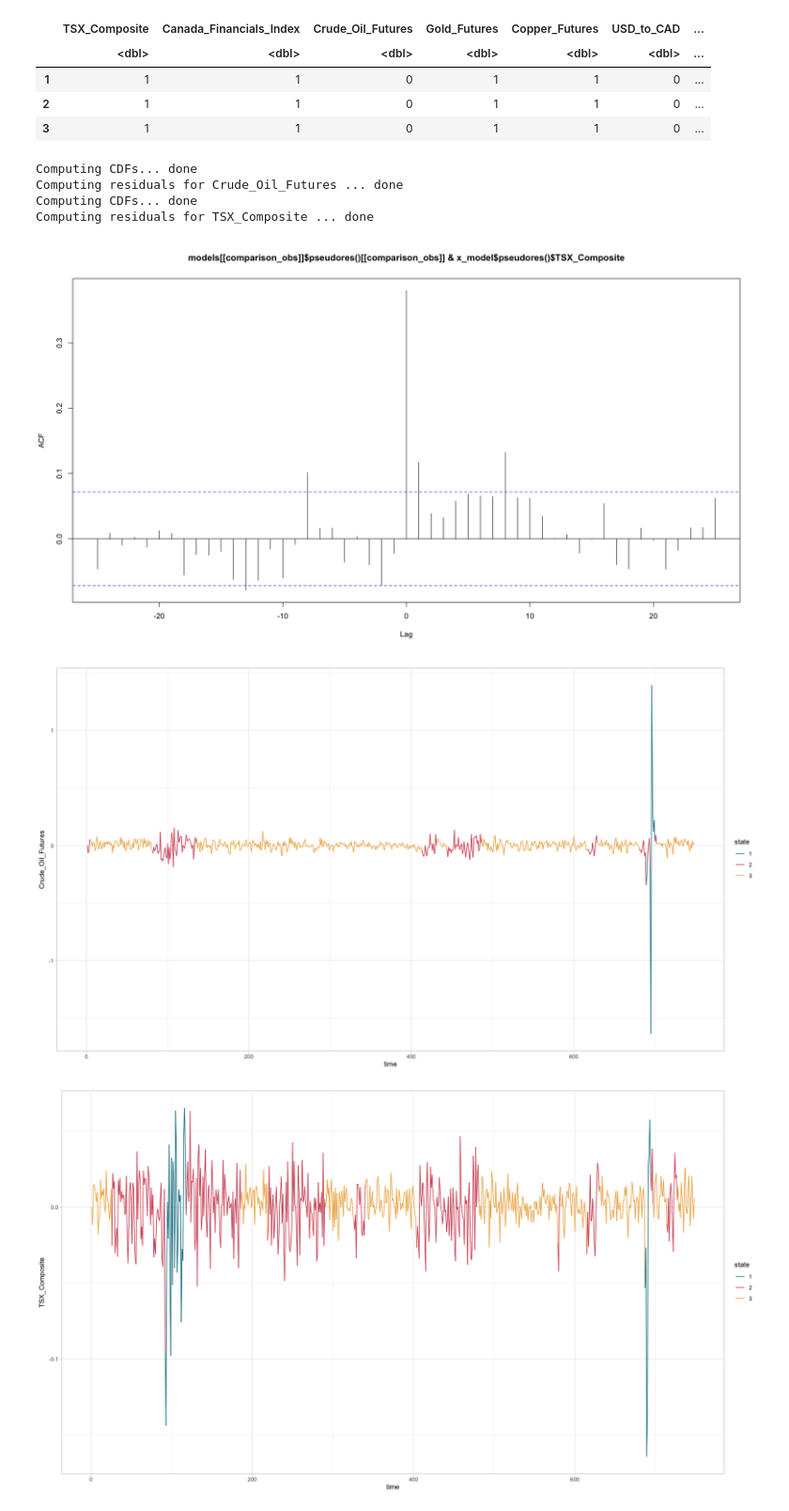
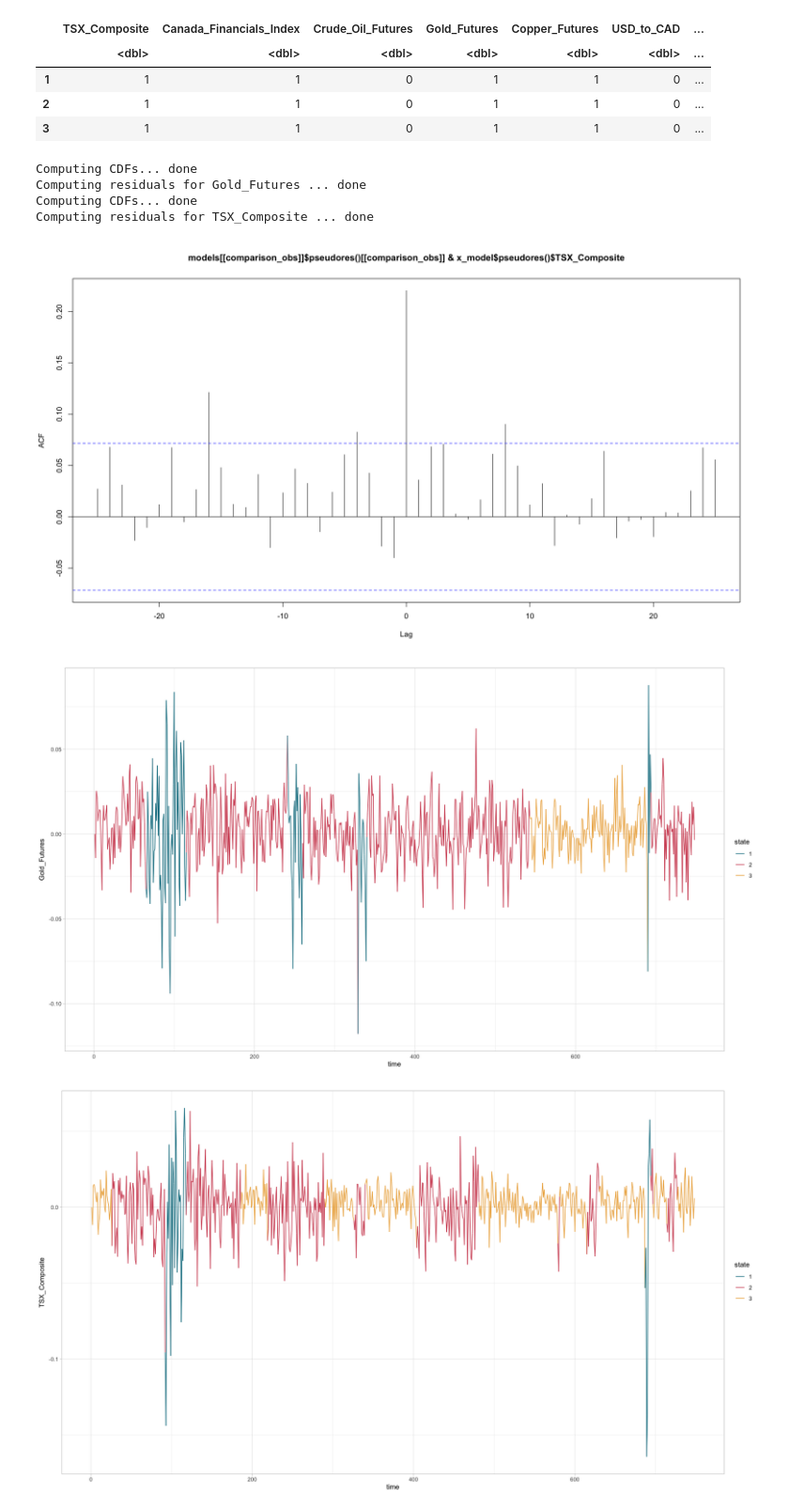
Before and after one commit to DuncanCSt/forecast_research, a Jupyter notebook: finance/regime_forecasting.ipynb, the cells around one changed output. Shown at 94% size. Saved outputs shown, nothing was run; the diff lists cells and outputs as text; code cells hidden in the pictures.

```diff
--- a/finance/regime_forecasting.ipynb
+++ b/finance/regime_forecasting.ipynb
@@ -129,7 +129,7 @@ A data.frame: 3 × 12
 | 2 | 1 | 1 | 0 | 1 | 1 | 0 | ... |
 | 3 | 1 | 1 | 0 | 1 | 1 | 0 | ... |
 # %%
-comparison_obs <- "Crude_Oil_Futures"
+comparison_obs <- "Gold_Futures"
 x_model <- fit_hmm(
   n_states = 3,
   data = corelation_data,
@@ -146,14 +146,14 @@ ccf(
 )
 # %% [output]
 Computing CDFs... done
-Computing residuals for Crude_Oil_Futures ... done
+Computing residuals for Gold_Futures ... done
 Computing CDFs... done
 Computing residuals for TSX_Composite ... done
-[figure, old version]
+[figure, new version]
 # %%
-models$Crude_Oil_Futures$plot_ts("Crude_Oil_Futures")
+models$Gold_Futures$plot_ts("Gold_Futures")
 # %% [output]
-[figure, old version]
+[figure, new version]
 # %%
 models$TSX_Composite$plot_ts("TSX_Composite")
 # %% [output]
```
Also changed, not shown: parts of 2 cells of this notebook, 2 other files.
